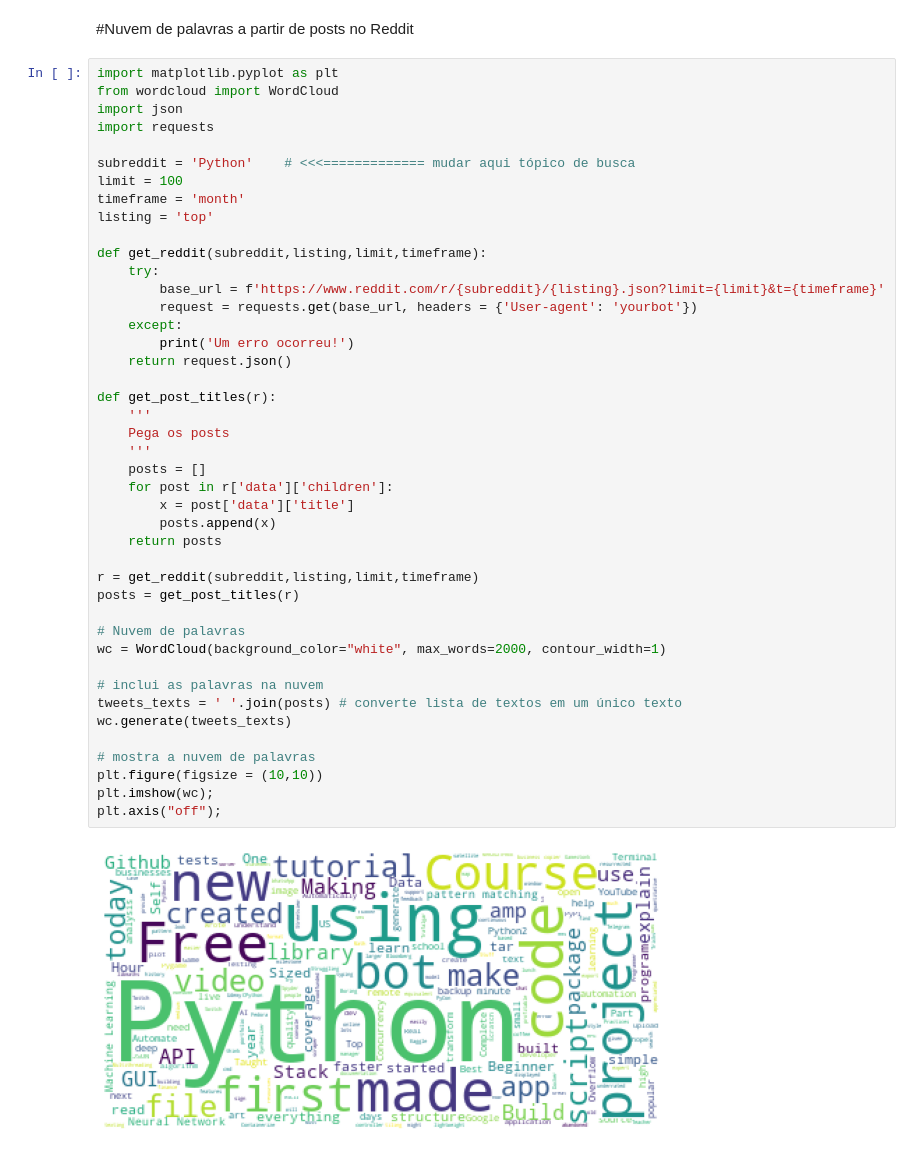
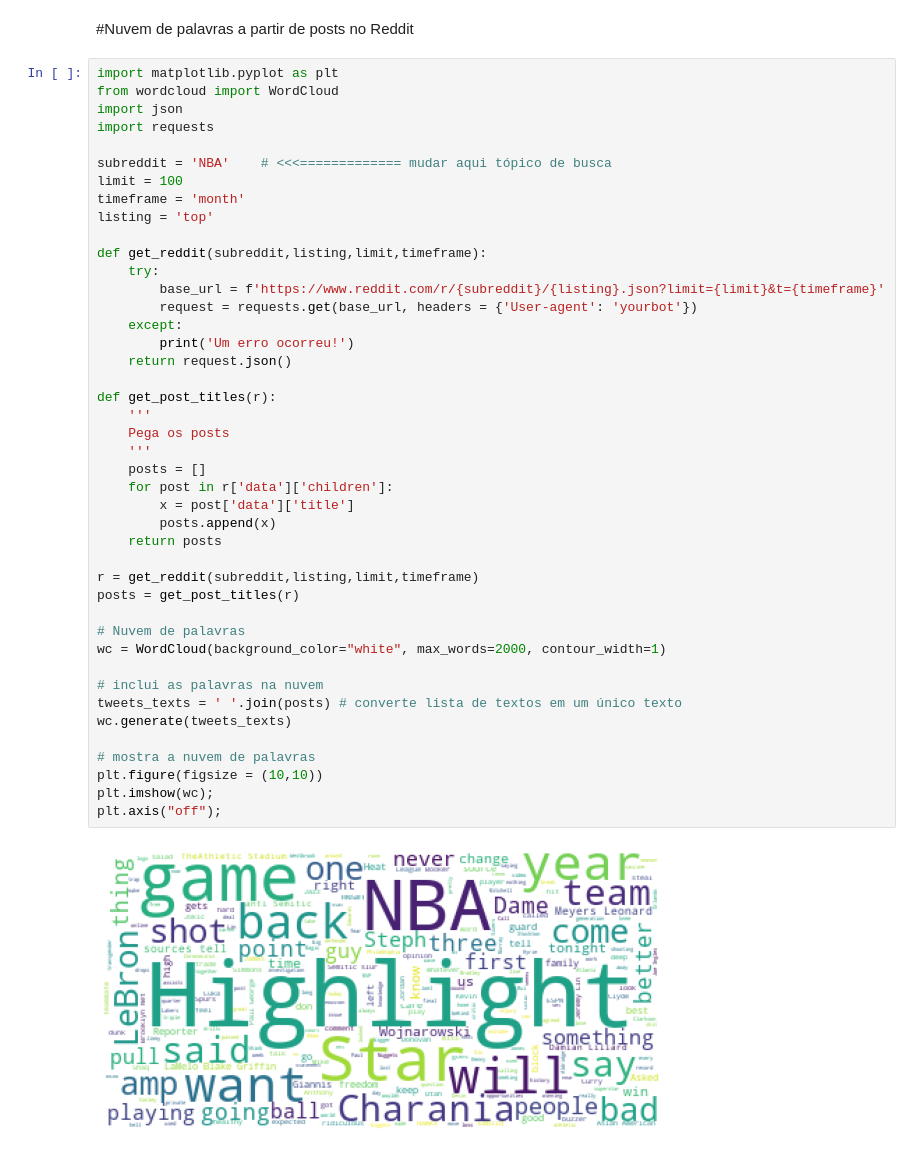
Before and after one commit to melissaamlid/wordcloud, a Jupyter notebook: WordCloud.ipynb, the cells around one changed output. Cells and saved outputs as stored; diff of their text form.

```diff
--- a/WordCloud.ipynb
+++ b/WordCloud.ipynb
@@ -8,7 +8,7 @@ from wordcloud import WordCloud
 import json
 import requests
 
-subreddit = 'Python'    # <<<============= mudar aqui tópico de busca
+subreddit = 'NBA'    # <<<============= mudar aqui tópico de busca
 limit = 100
 timeframe = 'month'
 listing = 'top'
@@ -19,31 +19,31 @@ def get_reddit(subreddit,listing,limit,timeframe):
         request = requests.get(base_url, headers = {'User-agent': 'yourbot'})
     except:
         print('Um erro ocorreu!')
     return request.json()
 
 def get_post_titles(r):
     '''
     Pega os posts
     '''
     posts = []
     for post in r['data']['children']:
         x = post['data']['title']
         posts.append(x)
     return posts
 
 r = get_reddit(subreddit,listing,limit,timeframe)
 posts = get_post_titles(r)
 
 # Nuvem de palavras
 wc = WordCloud(background_color="white", max_words=2000, contour_width=1)
 
 # inclui as palavras na nuvem
 tweets_texts = ' '.join(posts) # converte lista de textos em um único texto
 wc.generate(tweets_texts)
 
 # mostra a nuvem de palavras
 plt.figure(figsize = (10,10))
 plt.imshow(wc);
 plt.axis("off");
 # %% [output]
-[figure, old version]
+[figure, new version]
```
